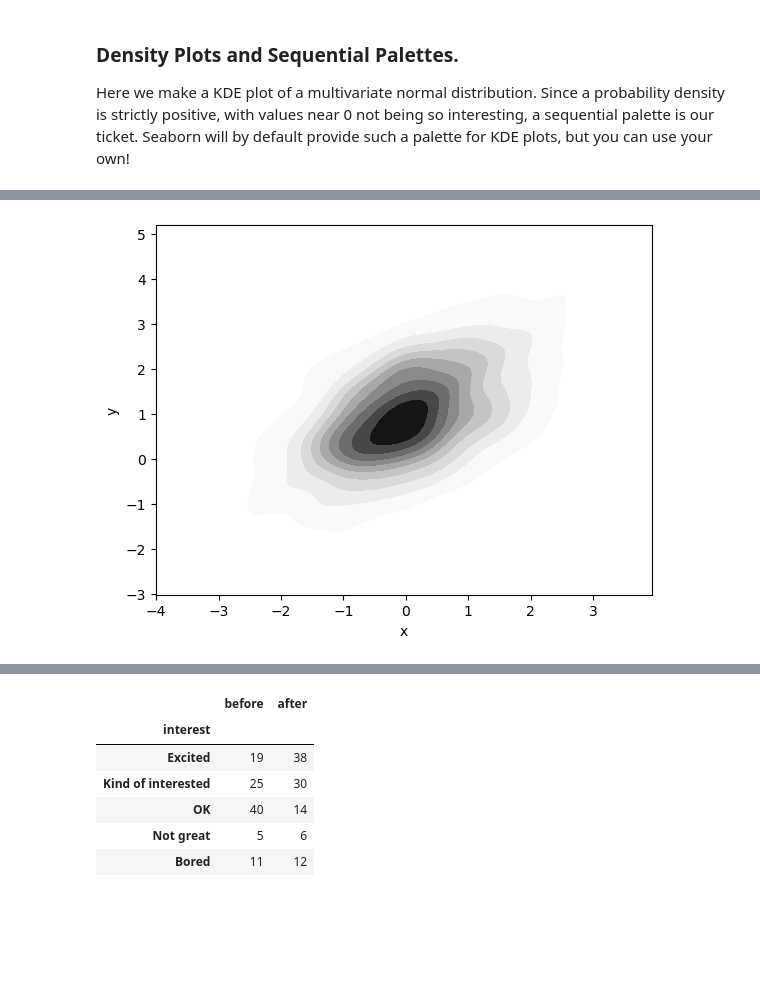
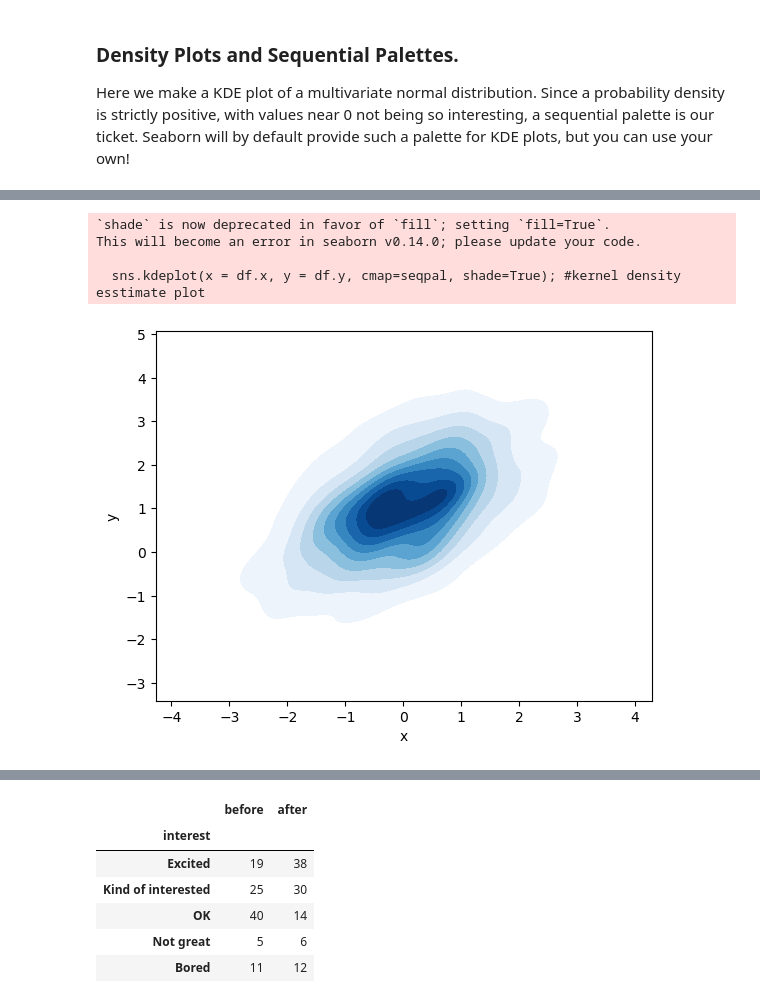
Before and after one commit to woojin-lee713/VizFun, a Jupyter notebook: some_things_about_visualization_full.ipynb, the cells around one changed output, grey strips where cells are left out. Saved outputs shown, nothing was run; the diff lists cells and outputs as text; code cells hidden in the pictures; blank space fills up the shorter version.

```diff
--- a/some_things_about_visualization_full.ipynb
+++ b/some_things_about_visualization_full.ipynb
@@ -210,7 +226,11 @@ interactive(children=(Dropdown(description='name', options=('Greys', 'Reds', 'Gr
 # %%
-sns.kdeplot(df.x, df.y, cmap=seqpal, shade=True);
+sns.kdeplot(x = df.x, y = df.y, cmap=seqpal, shade=True); #kernel density esstimate plot
 # %% [output]
+`shade` is now deprecated in favor of `fill`; setting `fill=True`.
+This will become an error in seaborn v0.14.0; please update your code.
+
+  sns.kdeplot(x = df.x, y = df.y, cmap=seqpal, shade=True); #kernel density esstimate plot
-[figure, old version]
+[figure, new version]
 # %% [markdown]
 In 1-D you dont need such a palette: you can just use one color, as you are once again using spatial information. For 2D colormaps, you could use a 3-D plot, but these are harder to interpret. For example a good cartograph of mountains is often easier to read than a fake-3d rendering. Indeed a subtle use of color, and other markings can render far better than 3d...
 
```
Also changed, not shown: parts of 17 cells of this notebook, 3 other files.
